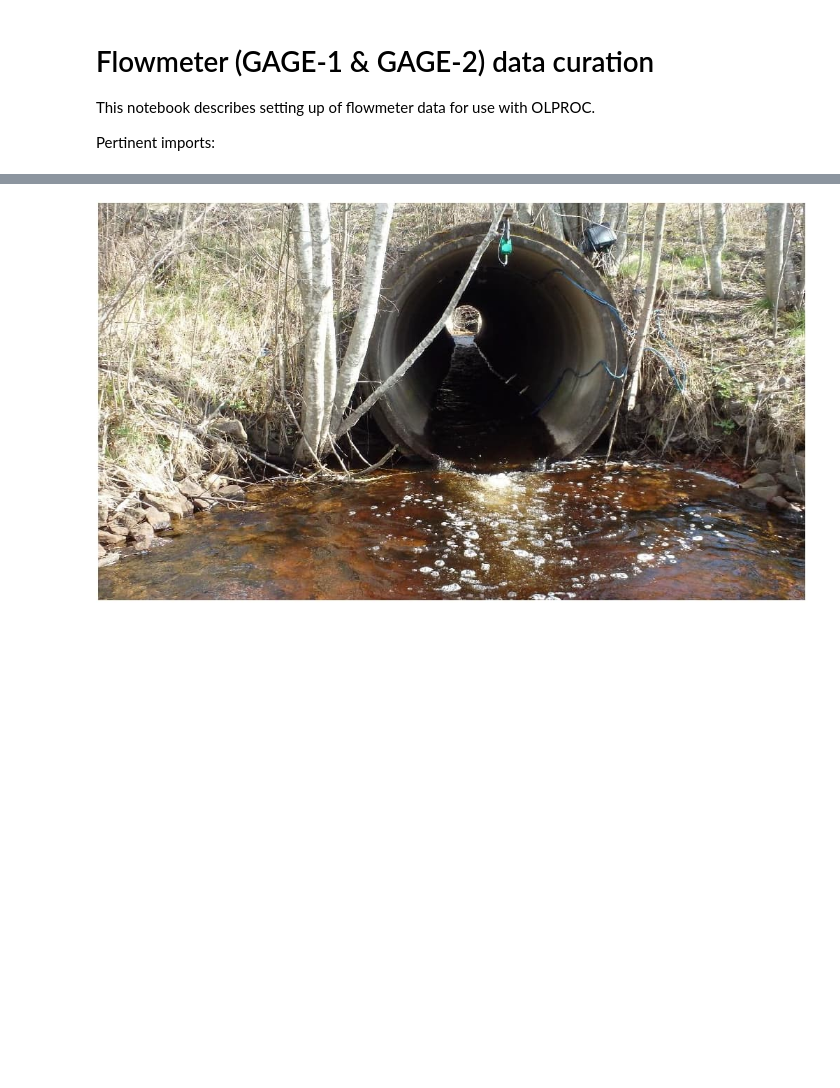
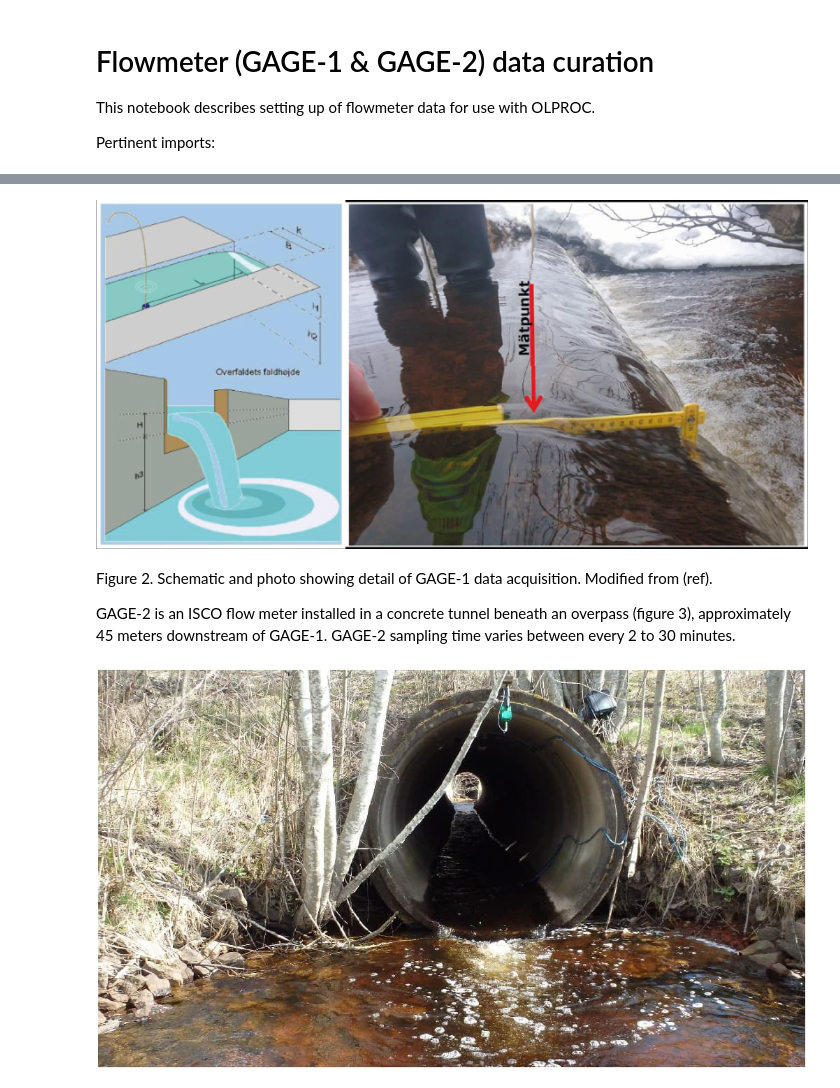
Before and after one commit to nikobenho/hagfors_gwm, a Jupyter notebook: notebooks/data_curation/setup_flowmeter_gage_obs.ipynb, the cells around one changed output, grey strips where cells are left out. Saved outputs shown, nothing was run; the diff lists cells and outputs as text; code cells hidden in the pictures; blank space fills up the shorter version.

```diff
--- a/notebooks/data_curation/setup_flowmeter_gage_obs.ipynb
+++ b/notebooks/data_curation/setup_flowmeter_gage_obs.ipynb
@@ -33,3 +29,11 @@ Figure 3. Photo showing the concrete tunnel where GAGE-2 is installed. Modified
+# %%
+Image(filename="figures/gage-1.jpg")
+# %% [output]
+[figure, added]
+# %% [markdown]
+Figure 2. Schematic and photo showing detail of GAGE-1 data acquisition. Modified from (ref).
+
+GAGE-2 is an ISCO flow meter installed in a concrete tunnel beneath an overpass (figure 3), approximately 45 meters downstream of GAGE-1. GAGE-2 sampling time varies between every 2 to 30 minutes.
 # %%
 Image(filename="figures/gage-2.jpg")
 # %% [output]
```
Also changed, not shown: parts of 5 cells of this notebook.
